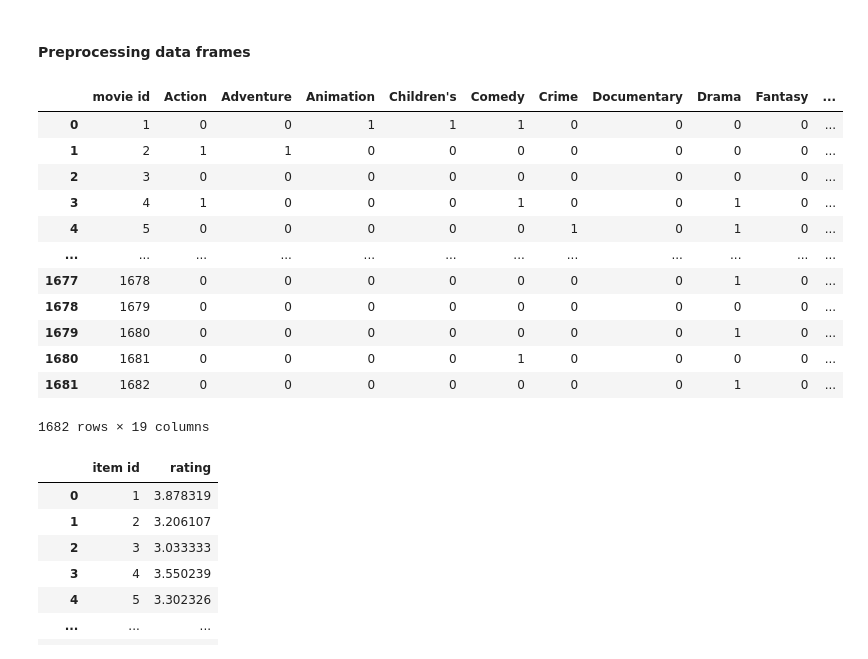
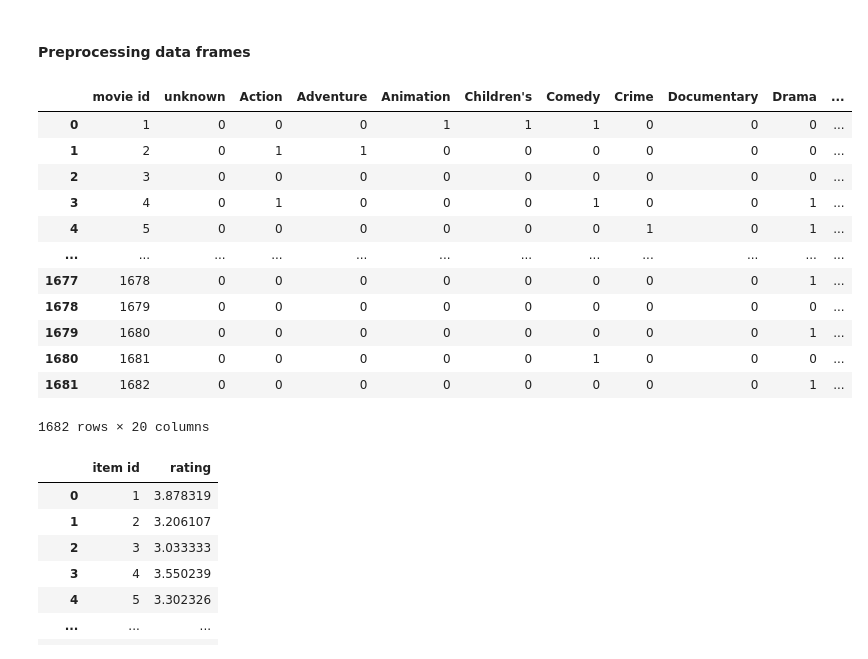
Before and after one commit to gus-phys/AI2-resources, a Jupyter notebook: 02-programacao-python/aula1/python-warmup/movielens-100k.ipynb, the cells around one changed output. Cells and saved outputs as stored; diff of their text form; code cells hidden in the pictures.

```diff
--- a/02-programacao-python/aula1/python-warmup/movielens-100k.ipynb
+++ b/02-programacao-python/aula1/python-warmup/movielens-100k.ipynb
@@ -68,8 +69,9 @@ cols = ['movie id',
         'War',
         'Western']
 # %%
-uitem = pd.read_csv('./dataset/u.item', delimiter='|', names=cols)
-uitem
+# Read of u.item
+item = pd.read_csv('./dataset/u.item', delimiter='|', names=cols)
+item
 # %% [output]
 |  | movie id | movie title | release date | video release date | IMDb URL | unknown | Action | Adventure | ... |
 | 0 | 1 | Toy Story (1995) | 01-Jan-1995 | NaN | http://us.imdb.com/M/title-exact?... | 0 | 0 | 0 | ... |
@@ -175,18 +202,24 @@ dcols = ['movie title',
 # %%
-d_uitem = uitem.drop(dcols, axis=1)
-d_uitem
+# Drop useless column from u.item
+dcols = ['movie title',
+        'release date',
+        'video release date',
+        'IMDb URL',
+        ]
+d_item = item.drop(dcols, axis=1)
+d_item
 # %% [output]
-|  | movie id | Action | Adventure | Animation | Children's | Comedy | Crime | Documentary | Drama | Fantasy | ... |
-| 0 | 1 | 0 | 0 | 1 | 1 | 1 | 0 | 0 | 0 | 0 | ... |
-| 1 | 2 | 1 | 1 | 0 | 0 | 0 | 0 | 0 | 0 | 0 | ... |
+|  | movie id | unknown | Action | Adventure | Animation | Children's | Comedy | Crime | Documentary | Drama | ... |
+| 0 | 1 | 0 | 0 | 0 | 1 | 1 | 1 | 0 | 0 | 0 | ... |
+| 1 | 2 | 0 | 1 | 1 | 0 | 0 | 0 | 0 | 0 | 0 | ... |
 | 2 | 3 | 0 | 0 | 0 | 0 | 0 | 0 | 0 | 0 | 0 | ... |
-| 3 | 4 | 1 | 0 | 0 | 0 | 1 | 0 | 0 | 1 | 0 | ... |
-| 4 | 5 | 0 | 0 | 0 | 0 | 0 | 1 | 0 | 1 | 0 | ... |
+| 3 | 4 | 0 | 1 | 0 | 0 | 0 | 1 | 0 | 0 | 1 | ... |
+| 4 | 5 | 0 | 0 | 0 | 0 | 0 | 0 | 1 | 0 | 1 | ... |
 | ... | ... | ... | ... | ... | ... | ... | ... | ... | ... | ... | ... |
-| 1677 | 1678 | 0 | 0 | 0 | 0 | 0 | 0 | 0 | 1 | 0 | ... |
+| 1677 | 1678 | 0 | 0 | 0 | 0 | 0 | 0 | 0 | 0 | 1 | ... |
 | 1678 | 1679 | 0 | 0 | 0 | 0 | 0 | 0 | 0 | 0 | 0 | ... |
-| 1679 | 1680 | 0 | 0 | 0 | 0 | 0 | 0 | 0 | 1 | 0 | ... |
-| 1680 | 1681 | 0 | 0 | 0 | 0 | 1 | 0 | 0 | 0 | 0 | ... |
-| 1681 | 1682 | 0 | 0 | 0 | 0 | 0 | 0 | 0 | 1 | 0 | ... |
+| 1679 | 1680 | 0 | 0 | 0 | 0 | 0 | 0 | 0 | 0 | 1 | ... |
+| 1680 | 1681 | 0 | 0 | 0 | 0 | 0 | 1 | 0 | 0 | 0 | ... |
+| 1681 | 1682 | 0 | 0 | 0 | 0 | 0 | 0 | 0 | 0 | 1 | ... |
-1682 rows × 19 columns
+1682 rows × 20 columns
 # %%
```
Also changed, not shown: parts of 31 cells of this notebook.
